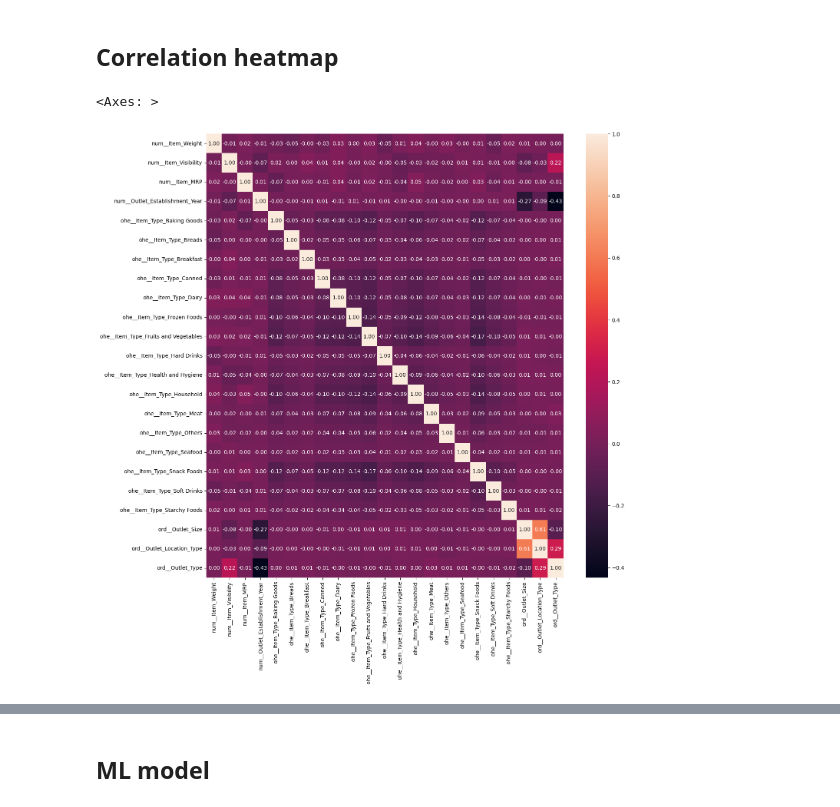
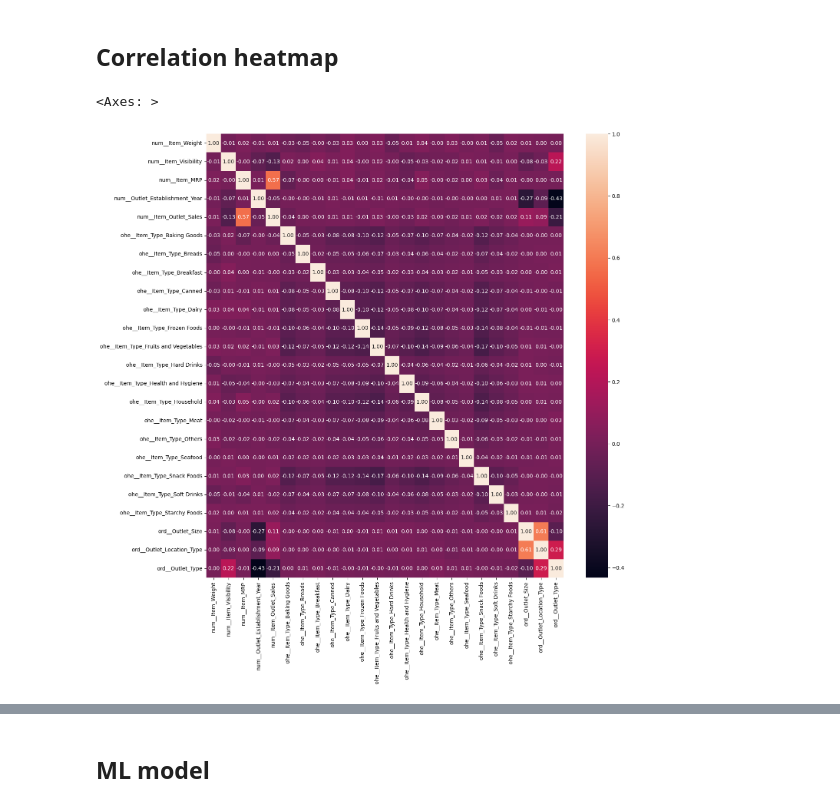
Before and after one commit to Kaustav-Goswami9/Big-Mart-Sales-Prediction, a Jupyter notebook: Complete_notebook.ipynb, the cells around one changed output, grey strips where cells are left out. Cells and saved outputs as stored; diff of their text form; code cells hidden in the pictures.

```diff
--- a/Complete_notebook.ipynb
+++ b/Complete_notebook.ipynb
@@ -110,12 +93,39 @@ train_x_knn = pd.DataFrame(train_x_knn,
+# %%
+num_col_1 = train.select_dtypes(include = ['int64', 'float64']).columns
+
+ct_1 = ColumnTransformer(
+    transformers=[
+        ('num', StandardScaler(), num_col_1),
+        ('ohe', OneHotEncoder(sparse_output=False), ohe_col),
+        ('ord', oe, ord_col)
+    ], remainder='drop', n_jobs=-1)
+
+simple_pipe = Pipeline([
+    ('transformer', ct_1),
+    ('imputer', SimpleImputer(strategy='mean'))
+])
+
+knn_pipe = Pipeline([
+    ('transformer', ct_1),
+    ('imputer', KNNImputer(n_neighbors=5))
+])
+
+train_simple = simple_pipe.fit_transform(train)
+train_knn = knn_pipe.fit_transform(train)
+
+train_simple = pd.DataFrame(train_simple,
+                              columns=simple_pipe.get_feature_names_out())
+train_knn = pd.DataFrame(train_knn,
+                            columns=knn_pipe.get_feature_names_out())
 # %% [markdown]
 ## Correlation heatmap
 # %%
 plt.figure(figsize=(15,15))
 
-sns.heatmap(train_x_simple.corr(), annot=True, fmt='.2f')
+sns.heatmap(train_simple.corr(), annot=True, fmt='.2f')
 # %% [output]
 <Axes: >
-[figure, old version]
+[figure, new version]
 # %%
 plt.figure(figsize=(15,15))
 
```
Also changed, not shown: parts of 6 cells of this notebook, 2 other files.
